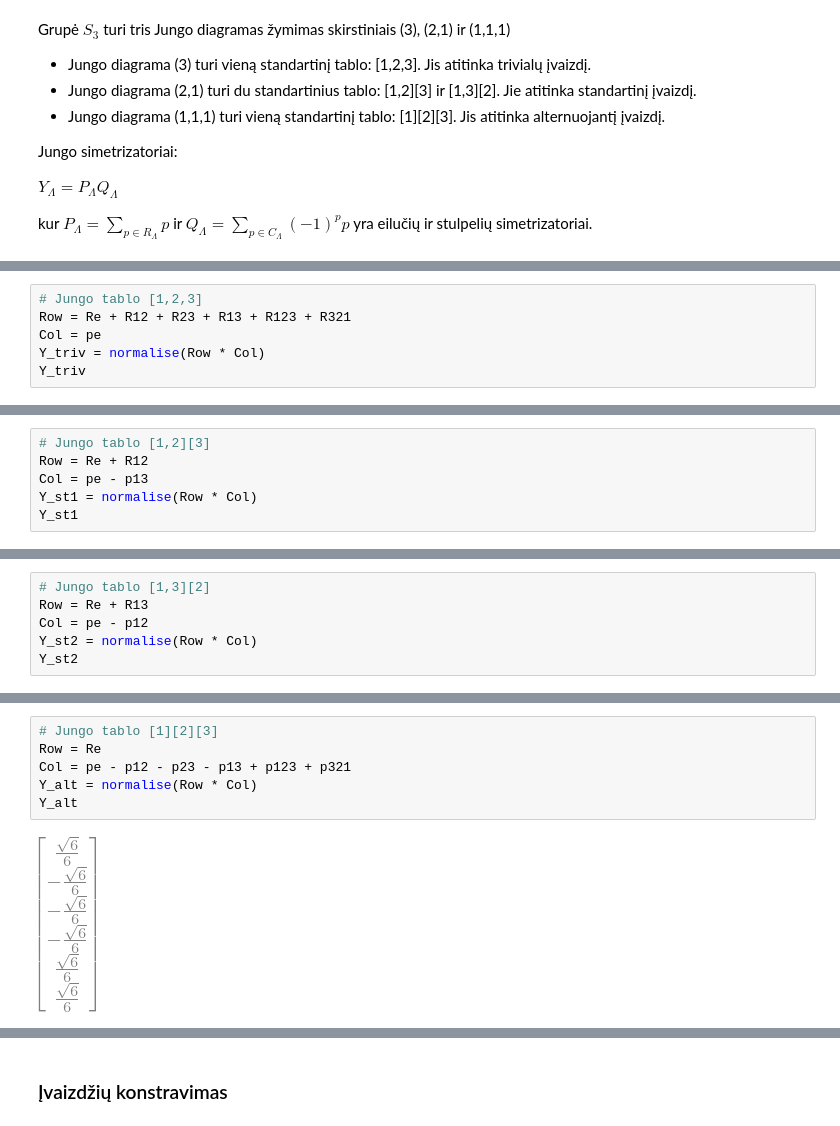
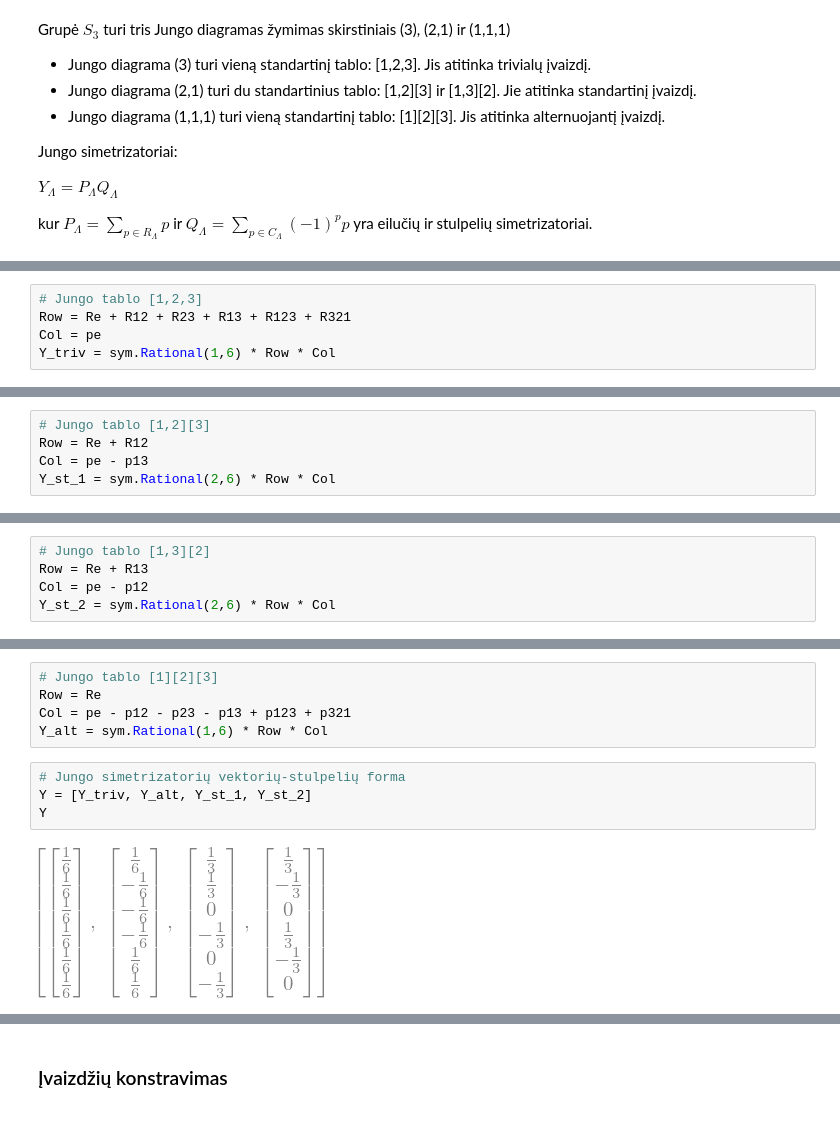
Before and after one commit to uqglmn/groups, a Jupyter notebook: Pavyzdys_S3_Jungo_simetrizatoriai.ipynb, the cells around one changed output, grey strips where cells are left out. Cells and saved outputs as stored; diff of their text form.

```diff
--- a/Pavyzdys_S3_Jungo_simetrizatoriai.ipynb
+++ b/Pavyzdys_S3_Jungo_simetrizatoriai.ipynb
@@ -62,5 +71,4 @@ kur $P_\Lambda = \sum_{p \in R_{\Lambda}} p$ ir $Q_\Lambda = \sum_{p \in C_{\Lam
 # Jungo tablo [1,2,3]
 Row = Re + R12 + R23 + R13 + R123 + R321
 Col = pe
-Y_triv = normalise(Row * Col)
-Y_triv
+Y_triv = sym.Rational(1,6) * Row * Col
@@ -70,5 +76,4 @@ Y_triv
 # Jungo tablo [1,2][3]
 Row = Re + R12
 Col = pe - p13
-Y_st1 = normalise(Row * Col)
-Y_st1
+Y_st_1 = sym.Rational(2,6) * Row * Col
@@ -78,5 +81,4 @@ Y_st1
 # Jungo tablo [1,3][2]
 Row = Re + R13
 Col = pe - p12
-Y_st2 = normalise(Row * Col)
-Y_st2
+Y_st_2 = sym.Rational(2,6) * Row * Col
@@ -86,7 +86,10 @@ Y_st2
 # Jungo tablo [1][2][3]
 Row = Re
 Col = pe - p12 - p23 - p13 + p123 + p321
-Y_alt = normalise(Row * Col)
-Y_alt
+Y_alt = sym.Rational(1,6) * Row * Col
-# %% [output]
-[figure, removed]
+# %%
+# Jungo simetrizatorių vektorių-stulpelių forma
+Y = [Y_triv, Y_alt, Y_st_1, Y_st_2]
+Y
+# %% [output]
+[figure, added]
```
Also changed, not shown: parts of 39 cells of this notebook.
